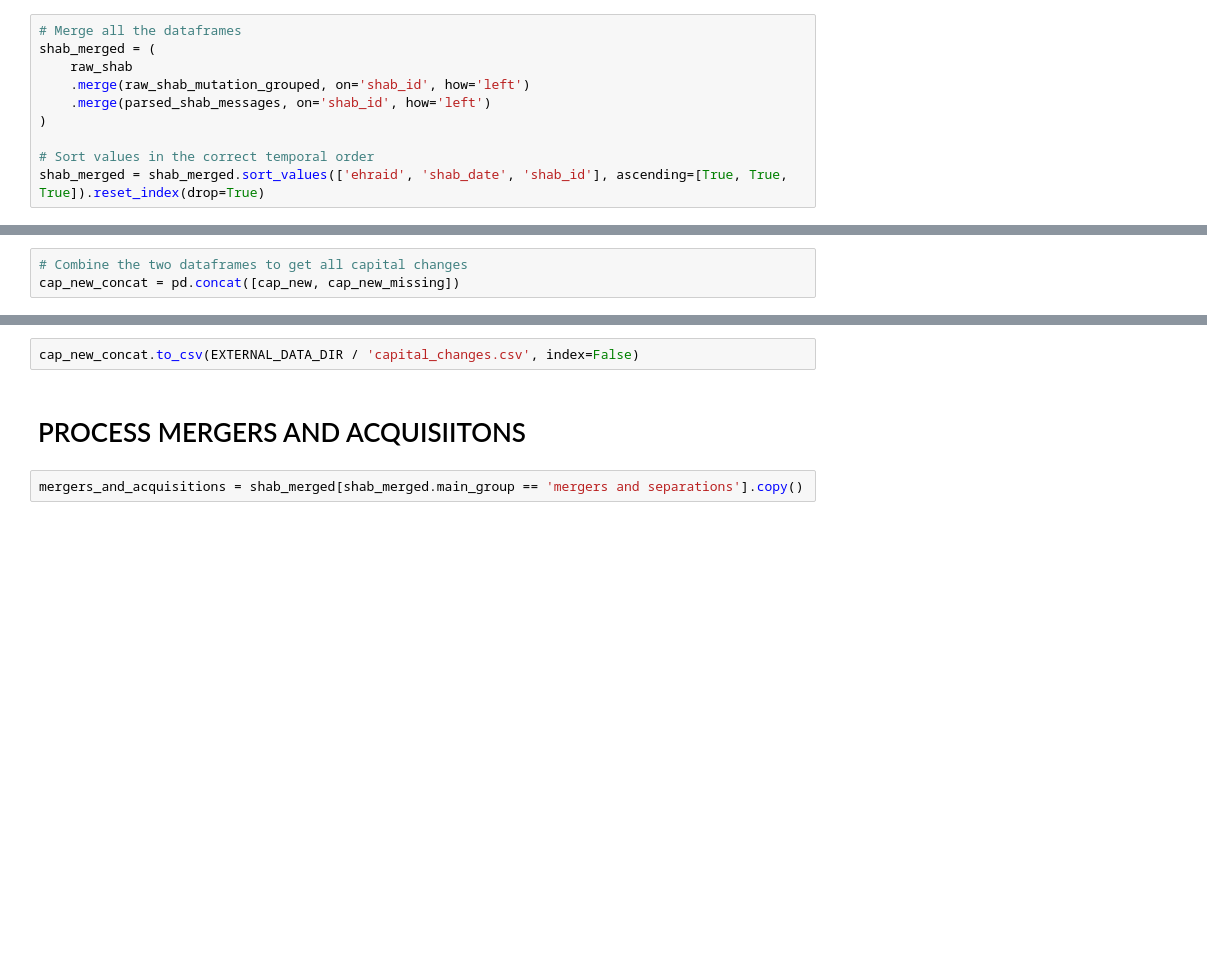
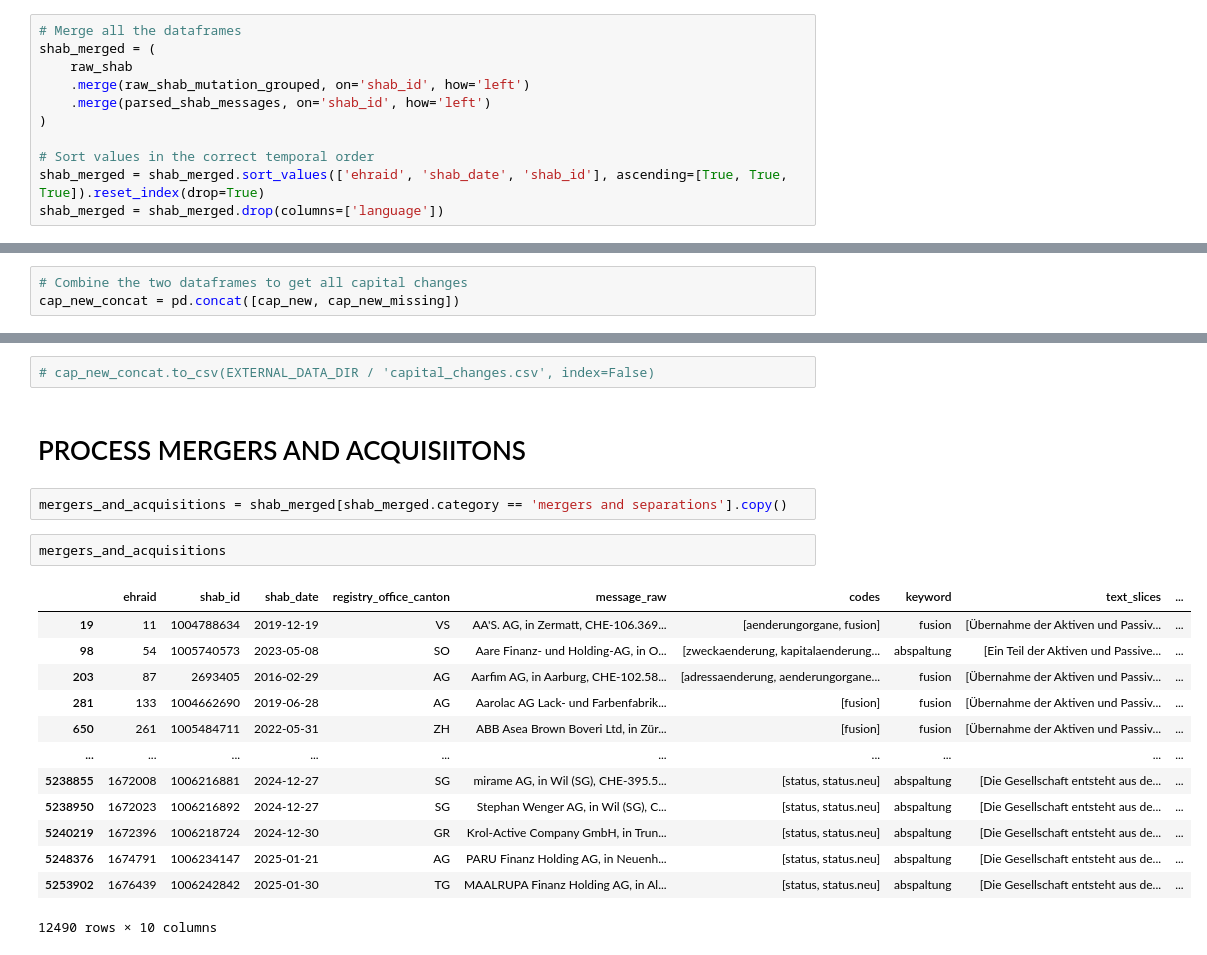
Before and after one commit to MaBlock7/company_success_prediction, a Jupyter notebook: src/shab_message_notebook.ipynb, the cells around one changed output, grey strips where cells are left out. Saved outputs shown, nothing was run; the diff lists cells and outputs as text; blank space fills up the shorter version.

```diff
--- a/src/shab_message_notebook.ipynb
+++ b/src/shab_message_notebook.ipynb
@@ -79,4 +76,5 @@ shab_merged = (
 
 # Sort values in the correct temporal order
 shab_merged = shab_merged.sort_values(['ehraid', 'shab_date', 'shab_id'], ascending=[True, True, True]).reset_index(drop=True)
+shab_merged = shab_merged.drop(columns=['language'])
 # %%
@@ -708,9 +1242,25 @@ cap_new_concat.head()
 # %%
-cap_new_concat.to_csv(EXTERNAL_DATA_DIR / 'capital_changes.csv', index=False)
+# cap_new_concat.to_csv(EXTERNAL_DATA_DIR / 'capital_changes.csv', index=False)
 # %% [markdown]
 # PROCESS MERGERS AND ACQUISIITONS
 # %%
-mergers_and_acquisitions = shab_merged[shab_merged.main_group == 'mergers and separations'].copy()
+mergers_and_acquisitions = shab_merged[shab_merged.category == 'mergers and separations'].copy()
+# %%
+mergers_and_acquisitions
+# %% [output]
+|  | ehraid | shab_id | shab_date | registry_office_canton | message_raw | codes | keyword | text_slices | ... |
+| 19 | 11 | 1004788634 | 2019-12-19 | VS | AA'S. AG, in Zermatt, CHE-106.369... | [aenderungorgane, fusion] | fusion | [Übernahme der Aktiven und Passiv... | ... |
+| 98 | 54 | 1005740573 | 2023-05-08 | SO | Aare Finanz- und Holding-AG, in O... | [zweckaenderung, kapitalaenderung... | abspaltung | [Ein Teil der Aktiven und Passive... | ... |
+| 203 | 87 | 2693405 | 2016-02-29 | AG | Aarfim AG, in Aarburg, CHE-102.58... | [adressaenderung, aenderungorgane... | fusion | [Übernahme der Aktiven und Passiv... | ... |
+| 281 | 133 | 1004662690 | 2019-06-28 | AG | Aarolac AG Lack- und Farbenfabrik... | [fusion] | fusion | [Übernahme der Aktiven und Passiv... | ... |
+| 650 | 261 | 1005484711 | 2022-05-31 | ZH | ABB Asea Brown Boveri Ltd, in Zür... | [fusion] | fusion | [Übernahme der Aktiven und Passiv... | ... |
+| ... | ... | ... | ... | ... | ... | ... | ... | ... | ... |
+| 5238855 | 1672008 | 1006216881 | 2024-12-27 | SG | mirame AG, in Wil (SG), CHE-395.5... | [status, status.neu] | abspaltung | [Die Gesellschaft entsteht aus de... | ... |
+| 5238950 | 1672023 | 1006216892 | 2024-12-27 | SG | Stephan Wenger AG, in Wil (SG), C... | [status, status.neu] | abspaltung | [Die Gesellschaft entsteht aus de... | ... |
+| 5240219 | 1672396 | 1006218724 | 2024-12-30 | GR | Krol-Active Company GmbH, in Trun... | [status, status.neu] | abspaltung | [Die Gesellschaft entsteht aus de... | ... |
+| 5248376 | 1674791 | 1006234147 | 2025-01-21 | AG | PARU Finanz Holding AG, in Neuenh... | [status, status.neu] | abspaltung | [Die Gesellschaft entsteht aus de... | ... |
+| 5253902 | 1676439 | 1006242842 | 2025-01-30 | TG | MAALRUPA Finanz Holding AG, in Al... | [status, status.neu] | abspaltung | [Die Gesellschaft entsteht aus de... | ... |
+12490 rows × 10 columns
 # %%
 shab_ids = []
 keywords = []
```
Also changed, not shown: parts of 90 cells of this notebook, 1 other file.
